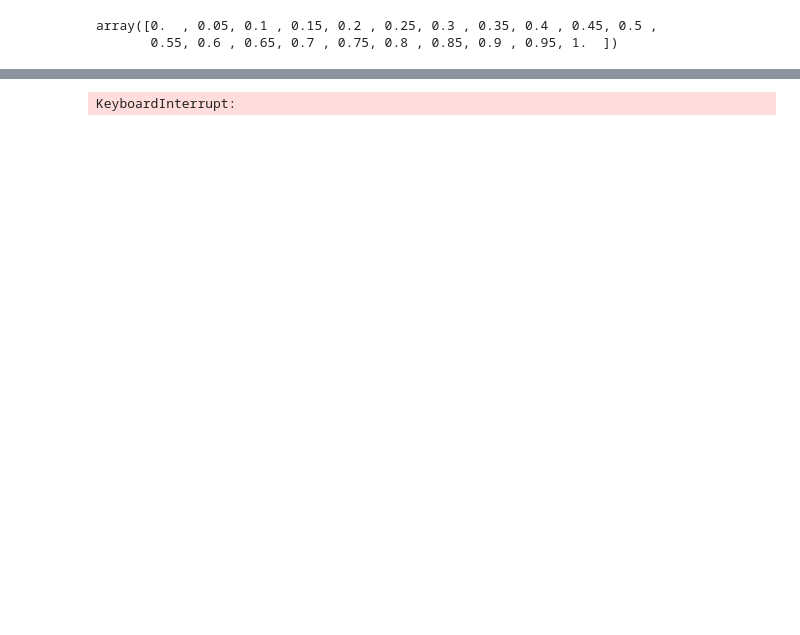
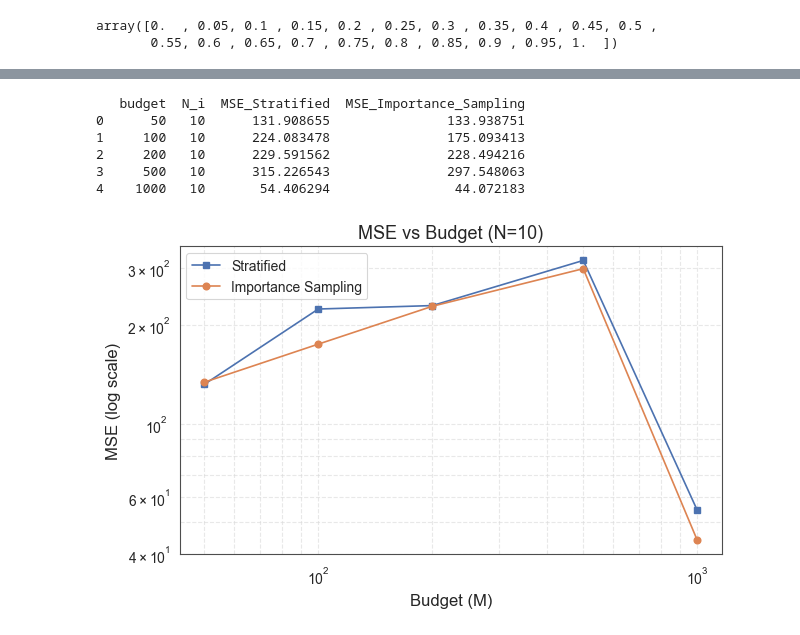
Before and after one commit to MohamedKeteb/constantpathsampling, a Jupyter notebook: gaussian_LOO_exp.ipynb, the cells around one changed output, grey strips where cells are left out. Drawn from its saved outputs; the diff is of its cells as text; code cells hidden in the pictures; blank space fills up the shorter version.

```diff
--- a/gaussian_LOO_exp.ipynb
+++ b/gaussian_LOO_exp.ipynb
@@ -270,0 +262,23 @@ plt.show()
+# %%
+
+    # 1) Precompute parameter cache storing a map {budget: budget_i}
+parameter_cache = {}
+M_budget_list = [50, 100, 200, 500, 1000]
+for idx in tqdm(range(n), desc="Tuning / caching indices"):
+        def log_target_path_i(theta, path):
+                return blr_path.log_path(theta, path, idx)
+        def grad_log_target_path_i(theta):
+                return blr_path.log_likelihood_i(theta, idx)
+
+        mk_grid_i = tune_km_grid(lambda_grid, lag=lag, sigmaq=sigmaq, log_target_path=log_target_path_i, nrep=nrep)
+        sqrt_m2_i = estimate_sqrt_m2(lambda_grid, mk_grid_i["k_grid"], mk_grid_i["m_grid"], nrep, sigmaq, lag, log_target_path_i, grad_log_target_path_i)
+
+        estimator_i = lambda lam: uestimator_given_lambda(lam, lambda_grid, mk_grid_i["k_grid"], mk_grid_i["m_grid"], sigmaq, lag, log_target_path_i, grad_log_target_path_i)
+
+# build a dict mapping budget value -> budget_i (so we can look up later)
+        budget_map = {}
+        for budget in M_budget_list:
+                budget_i = build_budget(L, budget, estimator_i, n_samples_per_bin=10)
+                budget_map[budget] = budget_i
+
+        parameter_cache[idx] = (mk_grid_i, sqrt_m2_i, budget_map)
@@ -271,23 +337,46 @@ plt.show()
+# %%
+
+# 3) Aggregate results and (optional) plot MSE vs budget for a chosen N_i (or pivot)
+df_results = pd.DataFrame(results)
+print(df_results)
+
+# Example pivot: MSE vs budget
+pivot_strat = df_results.pivot(index="budget", columns="N_i", values="MSE_Stratified")
+pivot_is = df_results.pivot(index="budget", columns="N_i", values="MSE_Importance_Sampling")
+
+# Quick plot for a chosen N_i (e.g., N_i = 10)
+chosen_N = 10
+plt.figure(figsize=(7,4))
+plt.loglog(pivot_strat.index, pivot_strat[chosen_N], marker='s', label='Stratified')
+plt.loglog(pivot_is.index, pivot_is[chosen_N], marker='o', label='Importance Sampling')
+plt.xlabel("Budget (M)")
+plt.ylabel("MSE (log scale)")
+plt.title(f"MSE vs Budget (N={chosen_N})")
+plt.legend()
+plt.grid(True, which='both', ls='--', alpha=0.6)
+plt.show()
+# %% [output]
+   budget  N_i  MSE_Stratified  MSE_Importance_Sampling
+0      50   10      131.908655               133.938751
+1     100   10      224.083478               175.093413
+2     200   10      229.591562               228.494216
+3     500   10      315.226543               297.548063
+4    1000   10       54.406294                44.072183
+[figure, added]
 # %%
-M_budget = 40
-tuning_cache = {}
-for idx in tqdm(range(n), desc="Processing indices"):  # Vérification de la validité de l'indice
-                # Si l'indice n'a jamais été rencontré, on fait le tuning maintenant
-    def log_target_path_i(theta, path):
+M_budget = 50
+
+idx = np.random.choice(n, size=1, replace=True)
+def log_target_path_i(theta, path):
         return blr_path.log_path(theta, path, idx)
 
-    def grad_log_target_path_i(theta):
+def grad_log_target_path_i(theta):
         return blr_path.log_likelihood_i(theta, idx)
 
-    mk_grid_i = tune_km_grid(lambda_grid, lag=lag, sigmaq=sigmaq, log_target_path=log_target_path_i, nrep=nrep)
+mk_grid_i = tune_km_grid(lambda_grid, lag=lag, sigmaq=sigmaq, log_target_path=log_target_path_i, nrep=nrep)
     # Calcul de sqrt_m2 nécessaire pour la proposal q et stratified
-    sqrt_m2_i = estimate_sqrt_m2(lambda_grid, mk_grid_i["k_grid"], mk_grid_i["m_grid"], nrep, sigmaq, lag, log_target_path_i, grad_log_target_path_i)
+sqrt_m2_i = estimate_sqrt_m2(lambda_grid, mk_grid_i["k_grid"], mk_grid_i["m_grid"], nrep, sigmaq, lag, log_target_path_i, grad_log_target_path_i)
 
-    estimator_i = lambda lam: uestimator_given_lambda(lam, lambda_grid, mk_grid_i["k_grid"], mk_grid_i["m_grid"], sigmaq, lag, log_target_path_i, grad_log_target_path_i)
+estimator_i = lambda lam: uestimator_given_lambda(lam, lambda_grid, mk_grid_i["k_grid"], mk_grid_i["m_grid"], sigmaq, lag, log_target_path_i, grad_log_target_path_i)
 
-    budget_i = build_budget(L, M_budget, estimator_i, n_samples_per_bin=10)
-
-    # Stockage direct dans le cache
-    tuning_cache[idx] = (mk_grid_i, sqrt_m2_i, budget_i)
+budget_i = build_budget(L, M_budget, estimator_i, n_samples_per_bin=10)
-# %% [output]
-KeyboardInterrupt:
```
Also changed, not shown: parts of 11 cells of this notebook, 3 other files.
